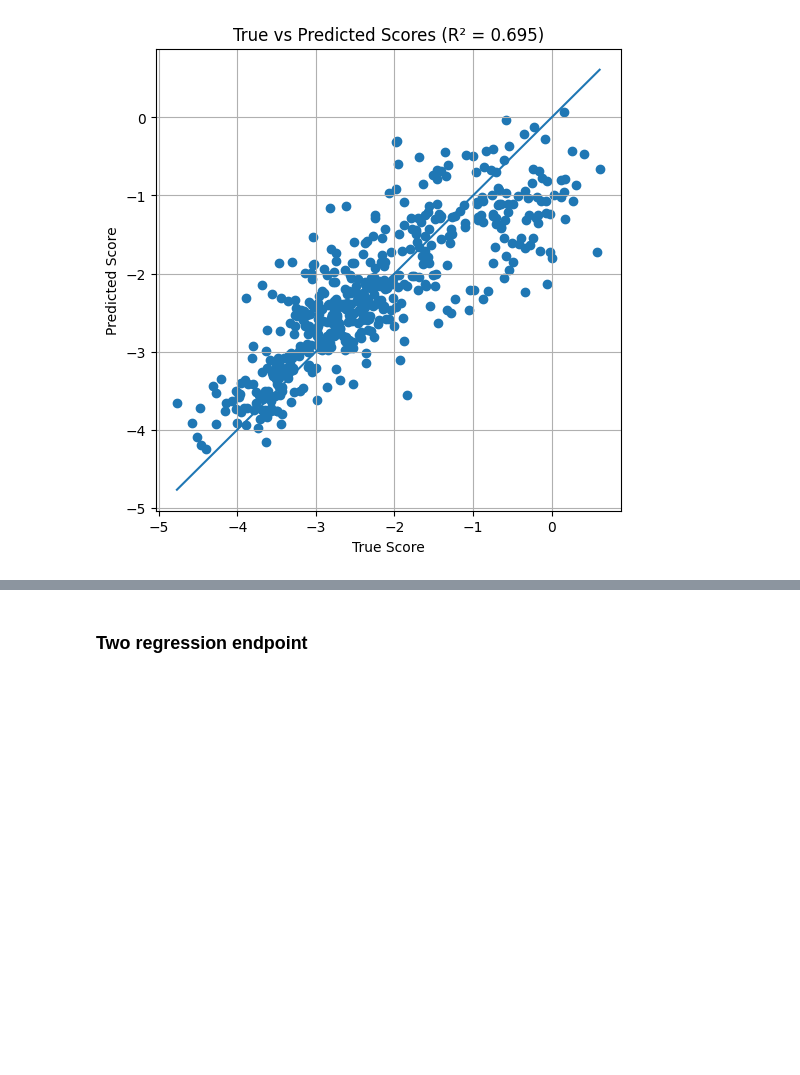
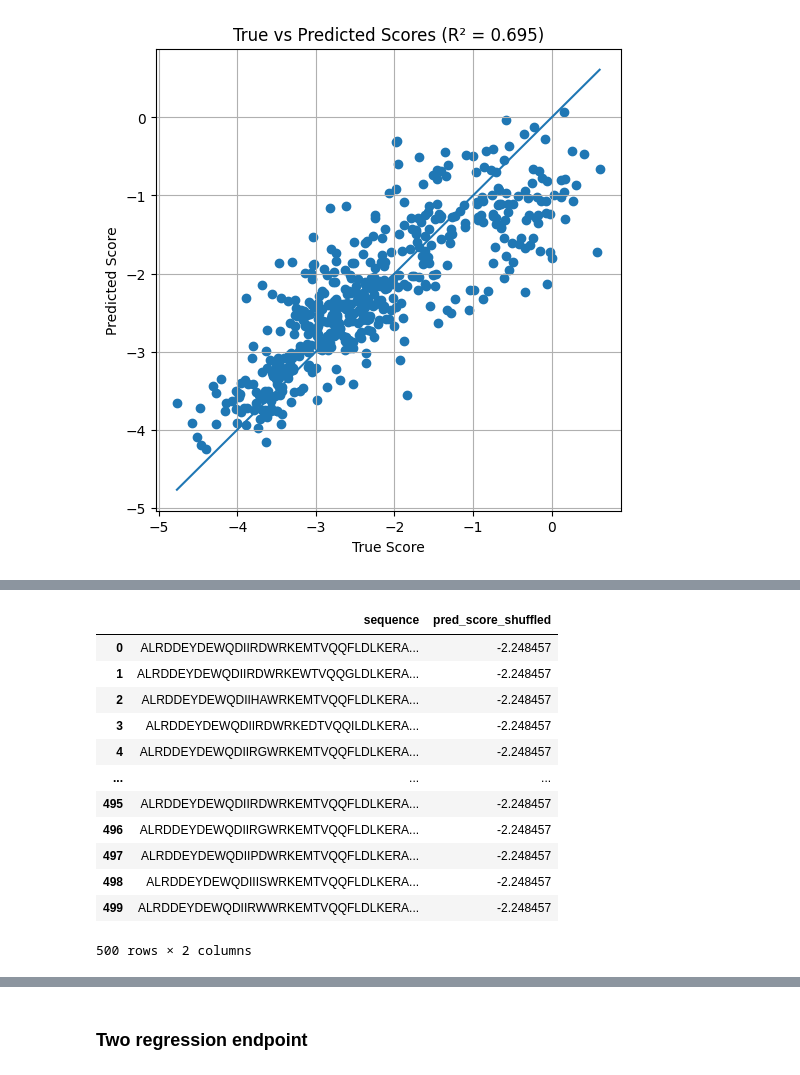
Before and after one commit to LeoAnd00/scarse, a Jupyter notebook: tutorial.ipynb, the cells around one changed output, grey strips where cells are left out. Cells and saved outputs as stored; diff of their text form; code cells hidden in the pictures; blank space fills up the shorter version.

```diff
--- a/tutorial.ipynb
+++ b/tutorial.ipynb
@@ -109,0 +140,18 @@ R²: 0.695403398327394
+# %%
+df_pred = scarse.pred(data_path="./tutorial_data/test.csv",
+                      seq_col="sequence")
+df_pred
+# %% [output]
+|  | sequence | pred_score_shuffled |
+| 0 | ALRDDEYDEWQDIIRDWRKEMTVQQFLDLKERA... | -2.248457 |
+| 1 | ALRDDEYDEWQDIIRDWRKEWTVQQGLDLKERA... | -2.248457 |
+| 2 | ALRDDEYDEWQDIIHAWRKEMTVQQFLDLKERA... | -2.248457 |
+| 3 | ALRDDEYDEWQDIIRDWRKEDTVQQILDLKERA... | -2.248457 |
+| 4 | ALRDDEYDEWQDIIRGWRKEMTVQQFLDLKERA... | -2.248457 |
+| ... | ... | ... |
+| 495 | ALRDDEYDEWQDIIRDWRKEMTVQQFLDLKERA... | -2.248457 |
+| 496 | ALRDDEYDEWQDIIRGWRKEMTVQQFLDLKERA... | -2.248457 |
+| 497 | ALRDDEYDEWQDIIPDWRKEMTVQQFLDLKERA... | -2.248457 |
+| 498 | ALRDDEYDEWQDIIISWRKEMTVQQFLDLKERA... | -2.248457 |
+| 499 | ALRDDEYDEWQDIIRWWRKEMTVQQFLDLKERA... | -2.248457 |
+500 rows × 2 columns
```
Also changed, not shown: parts of 3 cells of this notebook, 2 other files.
